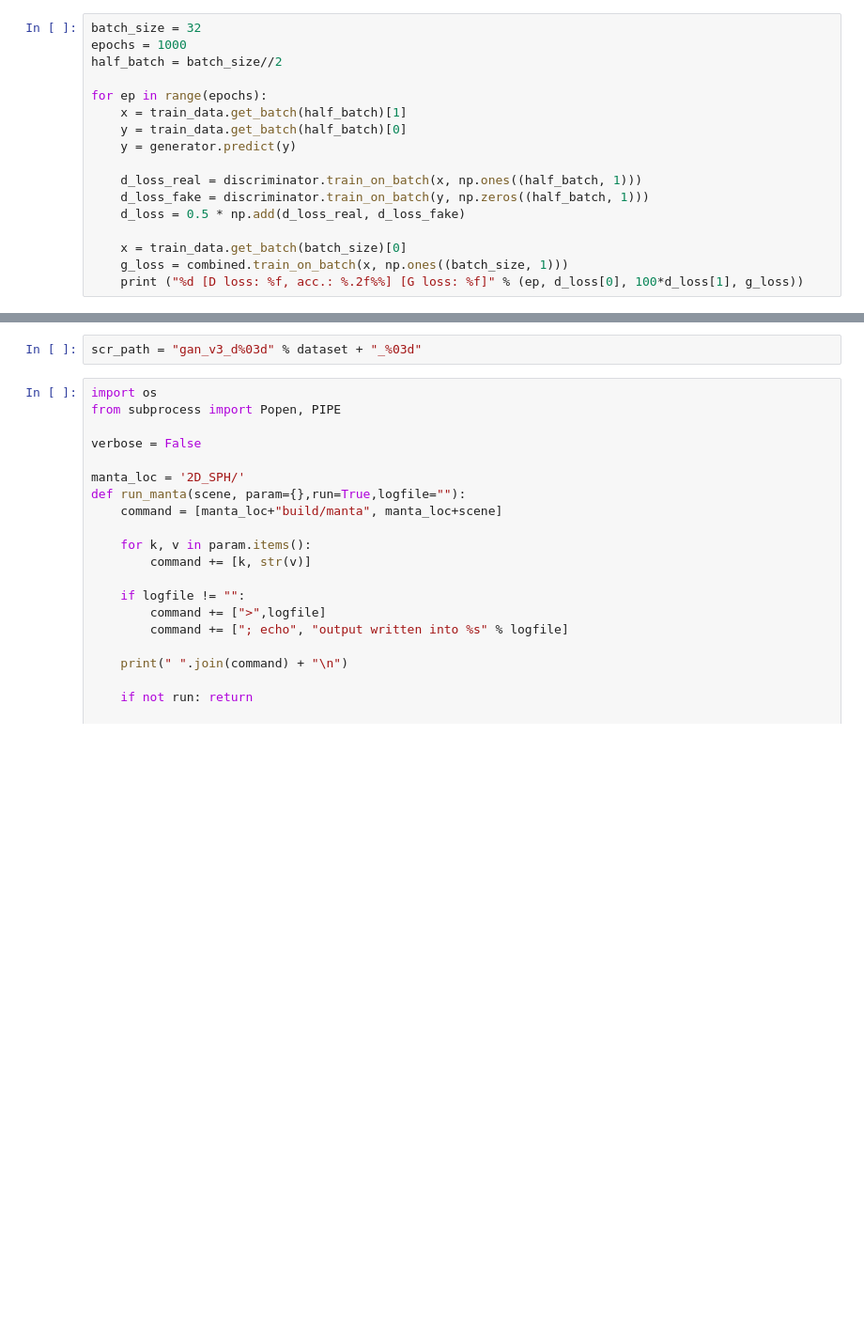
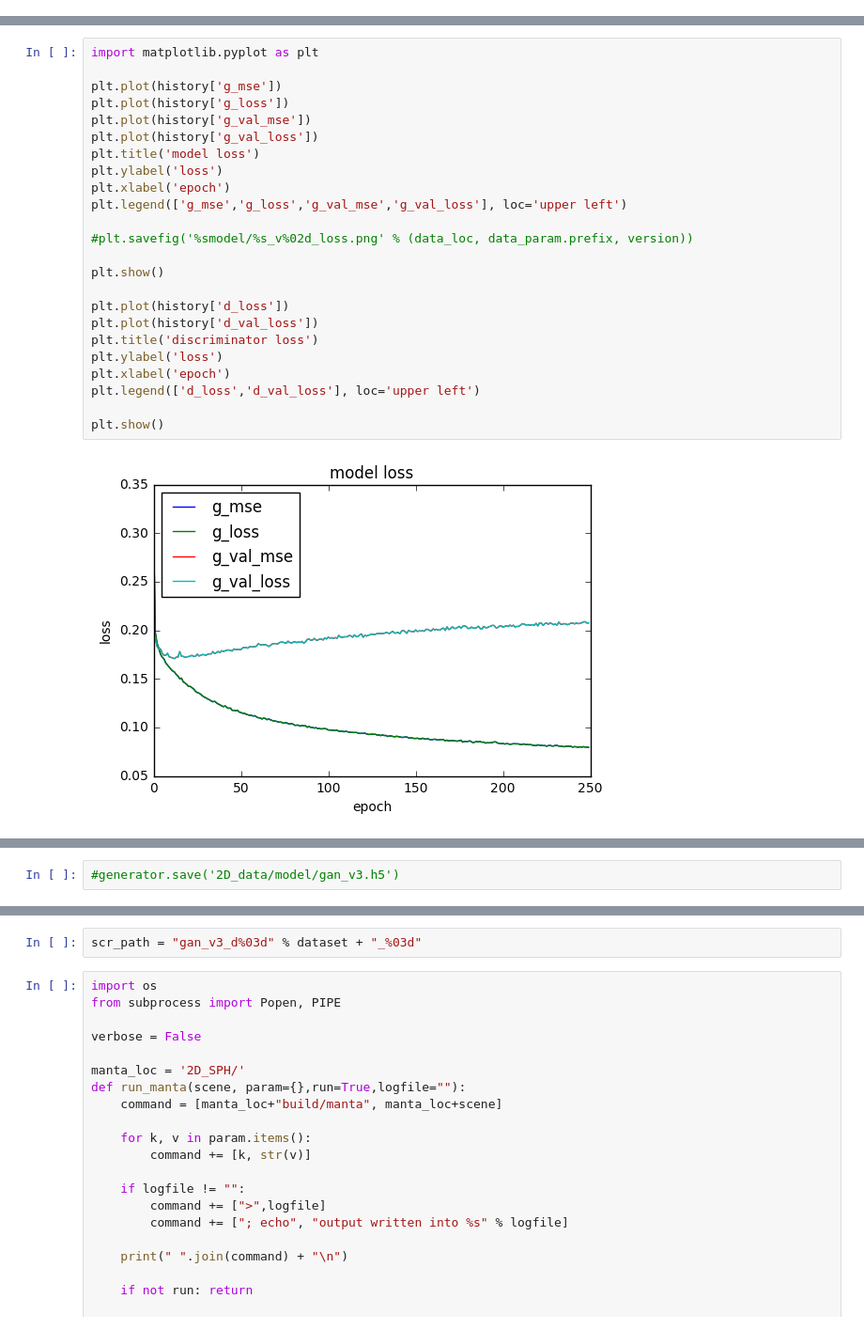
Before and after one commit to senliontec/NeuralParticles, a Jupyter notebook: Untitled.ipynb, the cells around one changed output, grey strips where cells are left out. Shown at 94% size. Drawn from its saved outputs; the diff is of its cells as text; blank space fills up the shorter version.

```diff
--- a/Untitled.ipynb
+++ b/Untitled.ipynb
@@ -152,17 +158,0 @@ print(train_data.ref_data.shape)
-# %%
-batch_size = 32
-epochs = 1000
-half_batch = batch_size//2
-
-for ep in range(epochs):
-    x = train_data.get_batch(half_batch)[1]
-    y = train_data.get_batch(half_batch)[0]
-    y = generator.predict(y)
-
-    d_loss_real = discriminator.train_on_batch(x, np.ones((half_batch, 1)))
-    d_loss_fake = discriminator.train_on_batch(y, np.zeros((half_batch, 1)))
-    d_loss = 0.5 * np.add(d_loss_real, d_loss_fake)
-
-    x = train_data.get_batch(batch_size)[0]
-    g_loss = combined.train_on_batch(x, np.ones((batch_size, 1)))
-    print ("%d [D loss: %f, acc.: %.2f%%] [G loss: %f]" % (ep, d_loss[0], 100*d_loss[1], g_loss))
@@ -186,0 +259,26 @@ for ep in range(epochs):
+# %%
+import matplotlib.pyplot as plt
+
+plt.plot(history['g_mse'])
+plt.plot(history['g_loss'])
+plt.plot(history['g_val_mse'])
+plt.plot(history['g_val_loss'])
+plt.title('model loss')
+plt.ylabel('loss')
+plt.xlabel('epoch')
+plt.legend(['g_mse','g_loss','g_val_mse','g_val_loss'], loc='upper left')
+
+#plt.savefig('%smodel/%s_v%02d_loss.png' % (data_loc, data_param.prefix, version))
+
+plt.show()
+
+plt.plot(history['d_loss'])
+plt.plot(history['d_val_loss'])
+plt.title('discriminator loss')
+plt.ylabel('loss')
+plt.xlabel('epoch')
+plt.legend(['d_loss','d_val_loss'], loc='upper left')
+
+plt.show()
+# %% [output]
+[figure, added]
@@ -187,3 +286,5 @@ for ep in range(epochs):
+# %%
+#generator.save('2D_data/model/gan_v3.h5')
 # %%
 import scipy.ndimage.filters as fi
 import math
```
Also changed, not shown: parts of 11 cells of this notebook, 11 other files.
